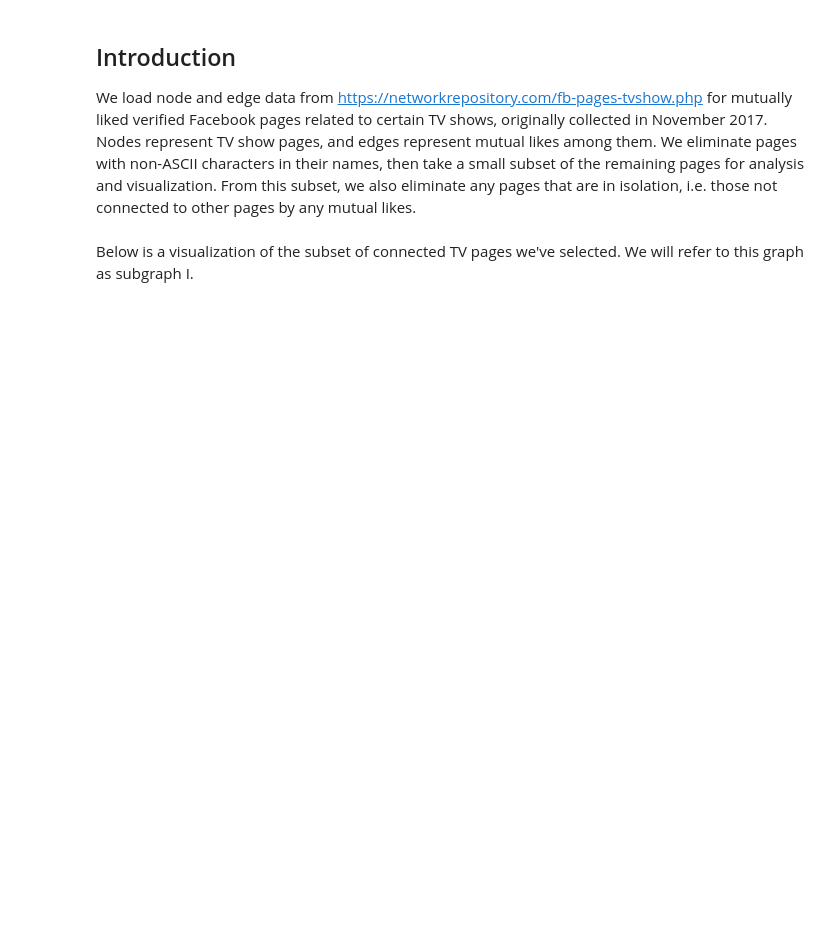
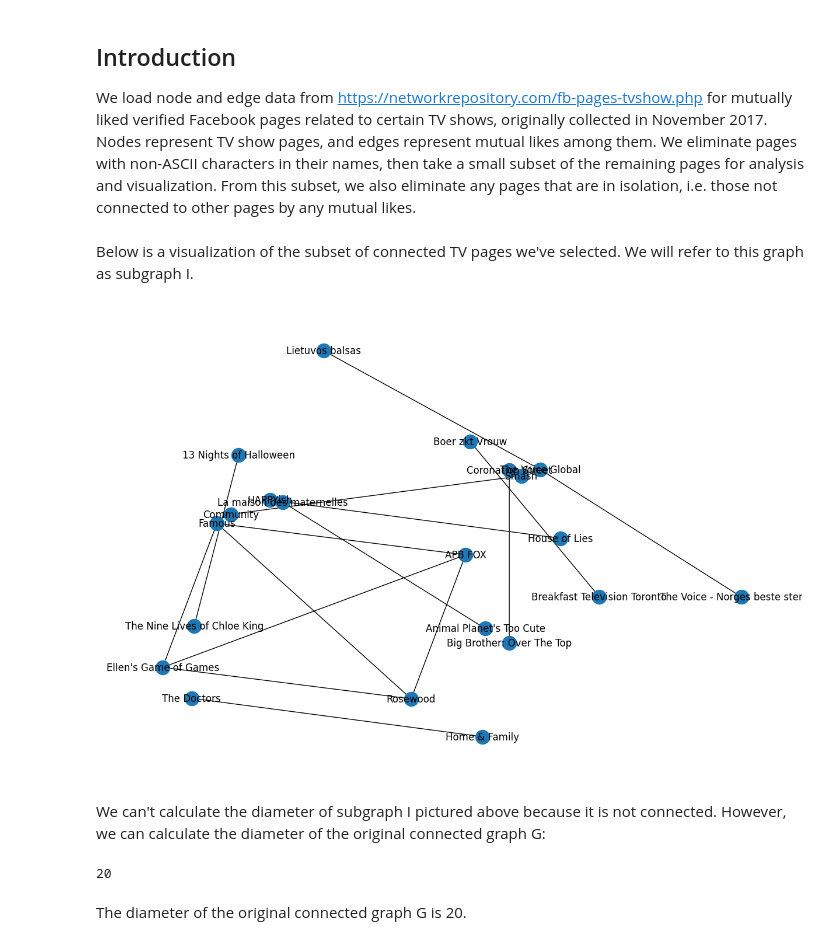
Before and after one commit to BDavidoff/Data620, a Jupyter notebook: Week 3 Assignment.ipynb, the cells around one changed output. Saved outputs shown, nothing was run; the diff lists cells and outputs as text; code cells hidden in the pictures; blank space fills up the shorter version.

```diff
--- a/Week 3 Assignment.ipynb
+++ b/Week 3 Assignment.ipynb
@@ -32,3 +35,17 @@ I.remove_nodes_from(list(nx.isolates(H)))
 I = nx.relabel_nodes(I, nodes_dict)
 # %% [markdown]
 Below is a visualization of the subset of connected TV pages we've selected. We will refer to this graph as subgraph I.
+# %%
+plt.figure(figsize=(12,8))
+nx.draw_kamada_kawai(I, with_labels=True)
+plt.show()
+# %% [output]
+[figure, added]
+# %% [markdown]
+We can't calculate the diameter of subgraph I pictured above because it is not connected. However, we can calculate the diameter of the original connected graph G:
+# %%
+print(nx.diameter(G))
+# %% [output]
+20
+# %% [markdown]
+The diameter of the original connected graph G is 20.
```
Also changed, not shown: parts of 1 cell of this notebook.
